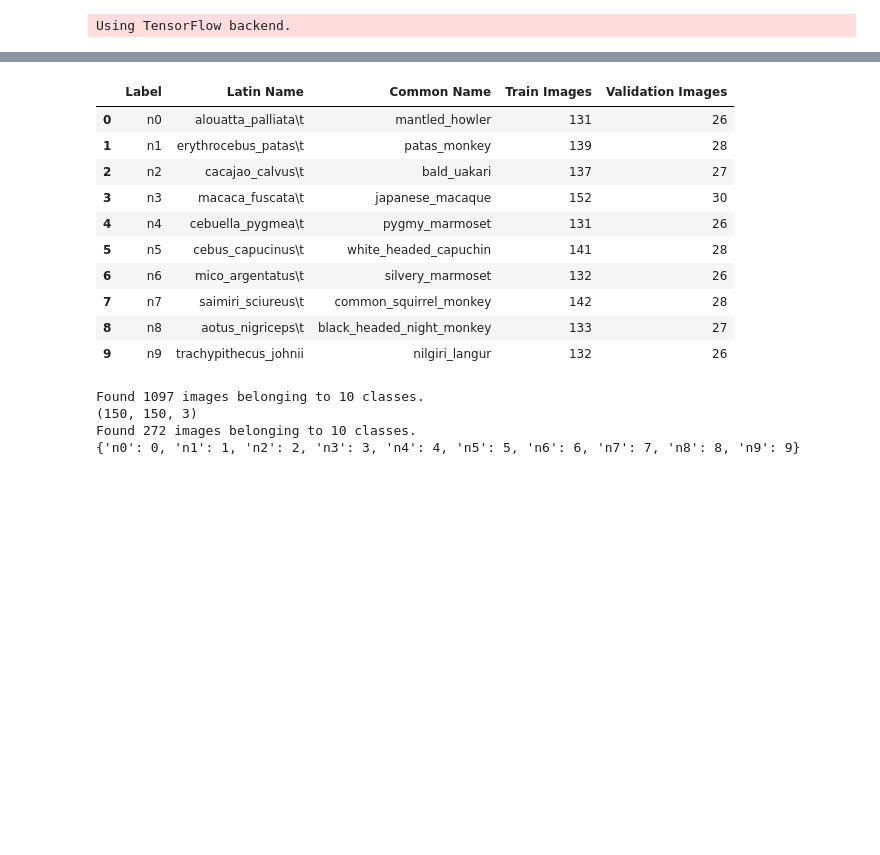
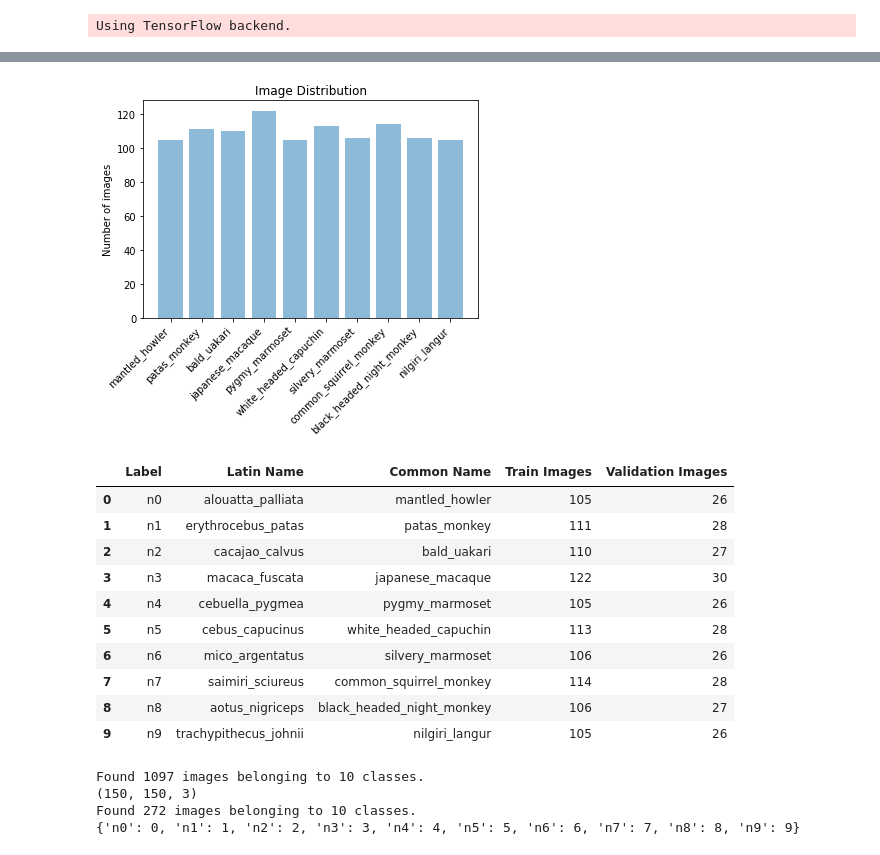
Before and after one commit to cfu288/monkey-classify, a Jupyter notebook: ModelNotebook-JB.ipynb, the cells around one changed output, grey strips where cells are left out. Drawn from its saved outputs; the diff is of its cells as text; code cells hidden in the pictures; blank space fills up the shorter version.

Commit message:
Mostly done

```diff
--- a/ModelNotebook-JB.ipynb
+++ b/ModelNotebook-JB.ipynb
@@ -50,28 +50,39 @@ CLASSES = [x for x in range(0, len(LABELS))]
 # read in all images
 # resizing the images to 100x100 to make training faster
 print("READING IN AND FORMATTING IMAGES")
-for x in range(0, len(LABELS)):
-    train_dir = TRAIN_DIR + LABELS.loc[x,'Label'].strip() + '/'
-    test_dir = TEST_DIR + LABELS.loc[x,'Label'].strip() + '/'
-    print(train_dir)
-    for file in os.listdir(train_dir):
-        if not file.endswith('jpg'):
-            print("empty file")
-            continue
-        img = cv2.imread(train_dir + file)
-        if img is not None:
-            img = cv2.resize(img, (150, 150))
-            TRAIN_IMG.append(img)
-            TRAIN_CLS.append(x)
-    for file in os.listdir(test_dir):
-        img = cv2.imread(test_dir + file)
-        if img is not None:
-            img = cv2.resize(img, (150, 150))
-            TEST_IMG.append(img)
-            TEST_CLS.append(x)
-print("DONE")
+# for x in range(0, len(LABELS)):
+#     train_dir = TRAIN_DIR + LABELS.loc[x,'Label'].strip() + '/'
+#     test_dir = TEST_DIR + LABELS.loc[x,'Label'].strip() + '/'
+#     print(train_dir)
+#     for file in os.listdir(train_dir):
+#         if not file.endswith('jpg'):
+#             print("empty file")
+#             continue
+#         img = cv2.imread(train_dir + file)
+#         if img is not None:
+#             img = cv2.resize(img, (150, 150))
+#             TRAIN_IMG.append(img)
+#             TRAIN_CLS.append(x)
+#     for file in os.listdir(test_dir):
+#         img = cv2.imread(test_dir + file)
+#         if img is not None:
+#             img = cv2.resize(img, (150, 150))
+#             TEST_IMG.append(img)
+#             TEST_CLS.append(x)
+# print("DONE")
 
-print(len(TRAIN_IMG))
+# print(len(TRAIN_IMG))
+titles = LABELS.iloc[:,2].tolist()
+for x in range(len(titles)):
+    titles[x] = titles[x].strip()
+y_pos = np.arange(len(titles))
+vals = LABELS.iloc[:,3].tolist()
+
+plt.bar(y_pos, vals, align='center', alpha=0.5)
+plt.xticks(y_pos, titles, rotation=45, ha='right')
+plt.ylabel("Number of images")
+plt.title("Image Distribution")
+plt.show()
 LABELS
 # %% [output]
 READING IN AND FORMATTING IMAGES
@@ -91,14 +89,15 @@ DONE
+[figure, added]
 |  | Label | Latin Name | Common Name | Train Images | Validation Images |
-| 0 | n0 | alouatta_palliata\t | mantled_howler | 131 | 26 |
-| 1 | n1 | erythrocebus_patas\t | patas_monkey | 139 | 28 |
-| 2 | n2 | cacajao_calvus\t | bald_uakari | 137 | 27 |
-| 3 | n3 | macaca_fuscata\t | japanese_macaque | 152 | 30 |
-| 4 | n4 | cebuella_pygmea\t | pygmy_marmoset | 131 | 26 |
-| 5 | n5 | cebus_capucinus\t | white_headed_capuchin | 141 | 28 |
-| 6 | n6 | mico_argentatus\t | silvery_marmoset | 132 | 26 |
-| 7 | n7 | saimiri_sciureus\t | common_squirrel_monkey | 142 | 28 |
-| 8 | n8 | aotus_nigriceps\t | black_headed_night_monkey | 133 | 27 |
-| 9 | n9 | trachypithecus_johnii | nilgiri_langur | 132 | 26 |
+| 0 | n0 | alouatta_palliata | mantled_howler | 105 | 26 |
+| 1 | n1 | erythrocebus_patas | patas_monkey | 111 | 28 |
+| 2 | n2 | cacajao_calvus | bald_uakari | 110 | 27 |
+| 3 | n3 | macaca_fuscata | japanese_macaque | 122 | 30 |
+| 4 | n4 | cebuella_pygmea | pygmy_marmoset | 105 | 26 |
+| 5 | n5 | cebus_capucinus | white_headed_capuchin | 113 | 28 |
+| 6 | n6 | mico_argentatus | silvery_marmoset | 106 | 26 |
+| 7 | n7 | saimiri_sciureus | common_squirrel_monkey | 114 | 28 |
+| 8 | n8 | aotus_nigriceps | black_headed_night_monkey | 106 | 27 |
+| 9 | n9 | trachypithecus_johnii | nilgiri_langur | 105 | 26 |
 # %%
 # convert to numpy arrays
 # TRAIN_IMG = np.array(TRAIN_IMG)
```
Also changed, not shown: parts of 3 cells of this notebook, 10 other files.
